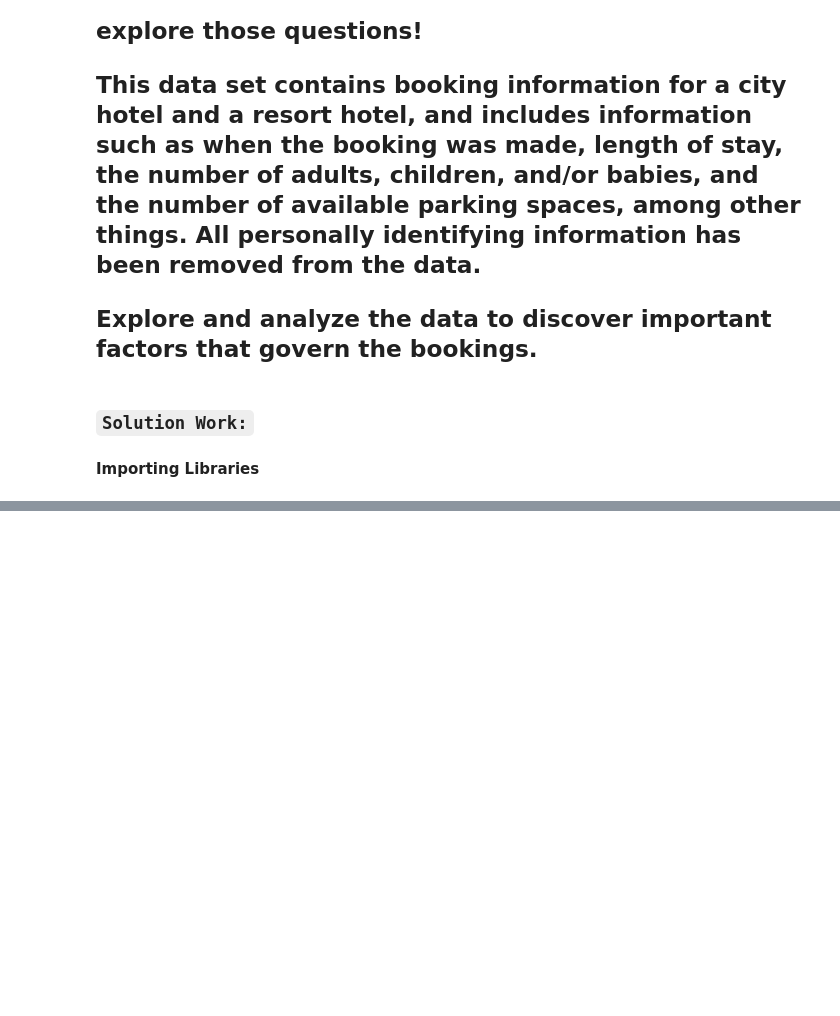
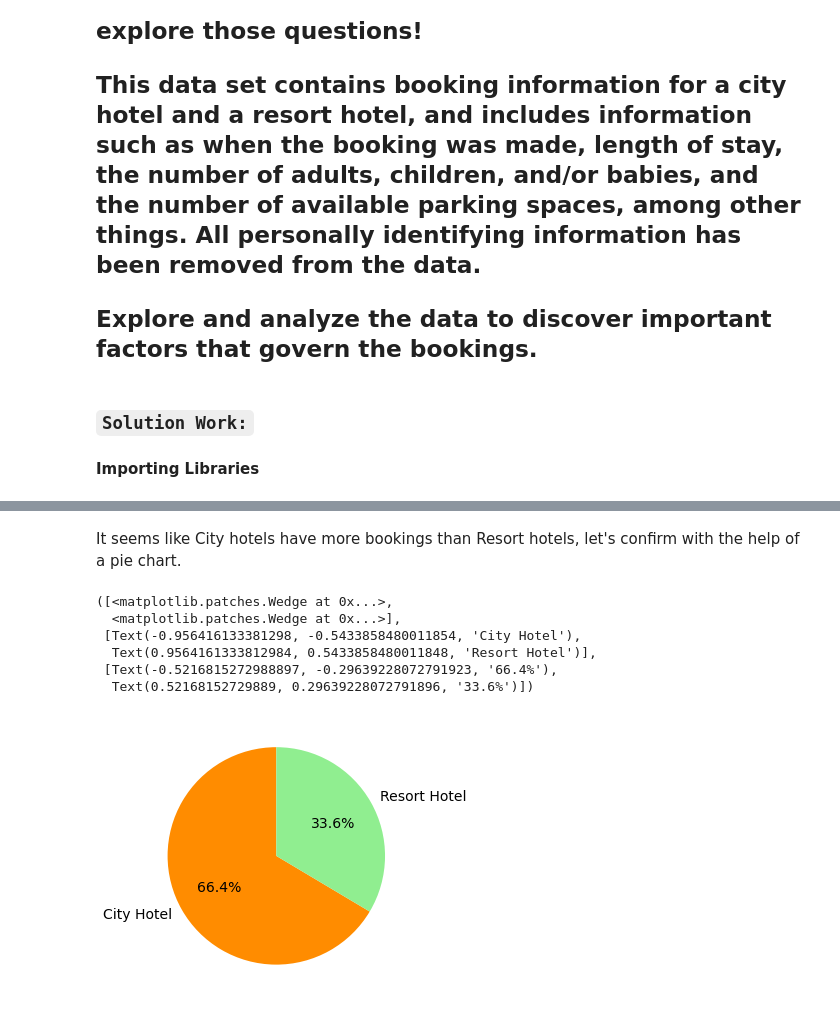
Before and after one commit to axpat/hotel_booking-EDA-notebook, a Jupyter notebook: Hotel_Booking_Analysis_Capstone_Project.ipynb, the cells around one changed output, grey strips where cells are left out. Cells and saved outputs as stored; diff of their text form; code cells hidden in the pictures; blank space fills up the shorter version.

```diff
--- a/Hotel_Booking_Analysis_Capstone_Project.ipynb
+++ b/Hotel_Booking_Analysis_Capstone_Project.ipynb
@@ -31,0 +194,19 @@ df = pd.read_csv(file_path)
+# %% [markdown]
+It seems like City hotels have more bookings than Resort hotels, let's confirm with the help of a pie chart.
+# %%
+#assigning labels and converting them to list
+labels = df['hotel'].value_counts().index.tolist()
+
+# assigning value counts and converting it to list
+sizes = df['hotel'].value_counts().tolist()
+
+#creating pie chart using above
+plt.pie(sizes,labels=labels,colors=['darkorange','lightgreen'],autopct='%1.1f%%',startangle=90, textprops={'fontsize': 14})
+# %% [output]
+([<matplotlib.patches.Wedge at 0x...>,
+  <matplotlib.patches.Wedge at 0x...>],
+ [Text(-0.956416133381298, -0.5433858480011854, 'City Hotel'),
+  Text(0.9564161333812984, 0.5433858480011848, 'Resort Hotel')],
+ [Text(-0.5216815272988897, -0.29639228072791923, '66.4%'),
+  Text(0.52168152729889, 0.29639228072791896, '33.6%')])
+[figure, added]
```
Also changed, not shown: parts of 85 cells of this notebook.
